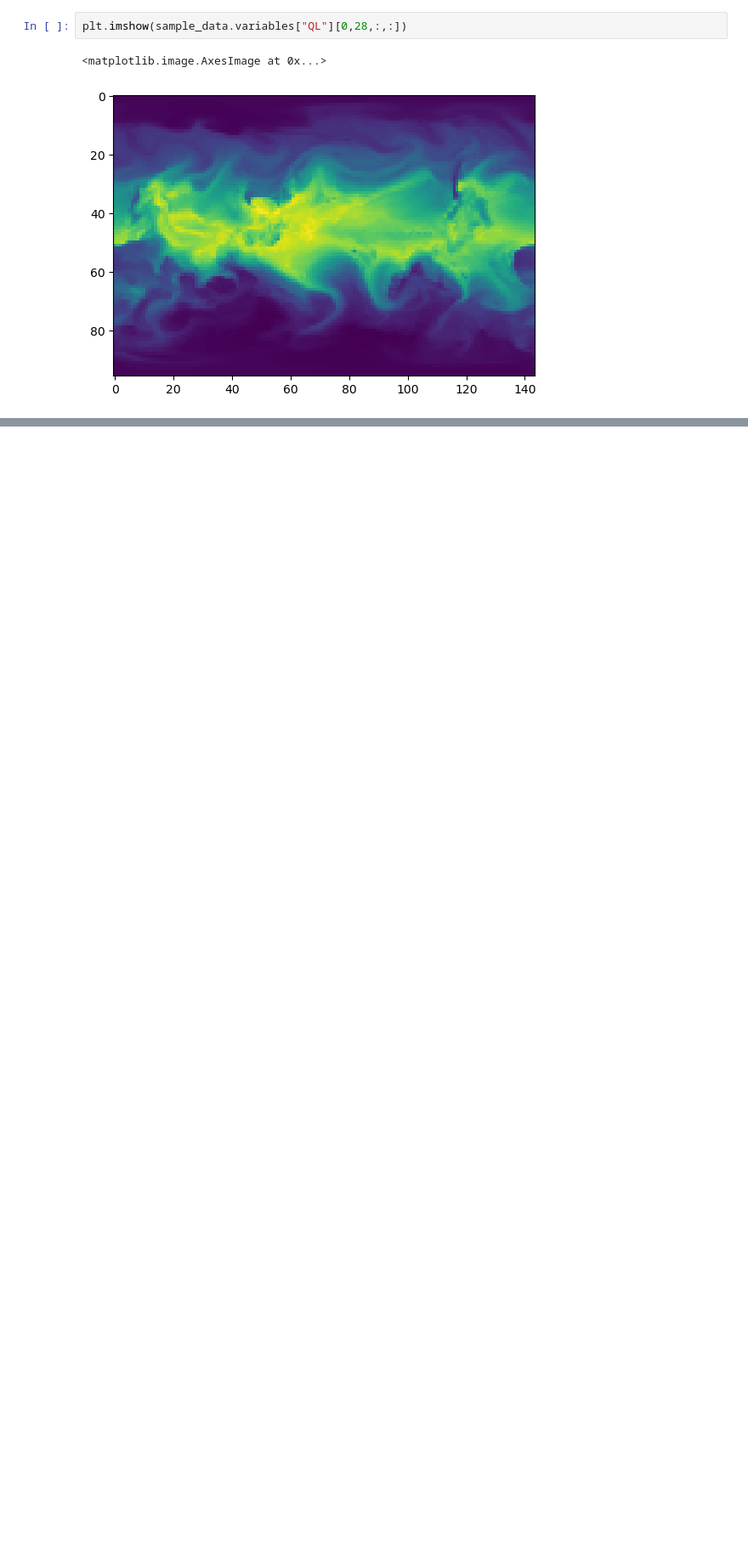
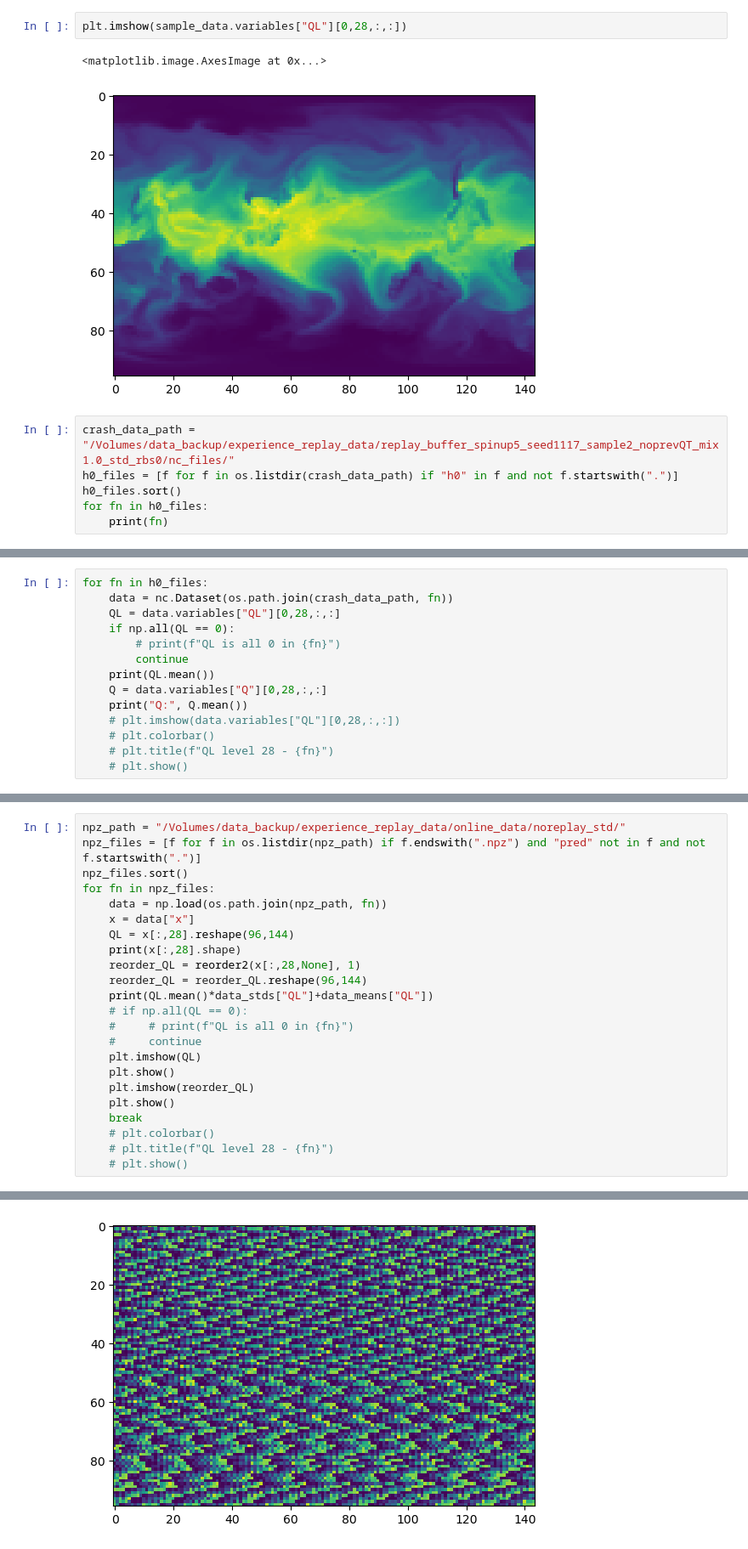
Before and after one commit to chenj209/clima_analysis, a Jupyter notebook: new_analysis/viz_crash.ipynb, the cells around one changed output, grey strips where cells are left out. Shown at 85% size. Drawn from its saved outputs; the diff is of its cells as text; blank space fills up the shorter version.

```diff
--- a/new_analysis/viz_crash.ipynb
+++ b/new_analysis/viz_crash.ipynb
@@ -20,3 +75,9 @@ plt.imshow(sample_data.variables["QL"][0,28,:,:])
 # %% [output]
 <matplotlib.image.AxesImage at 0x...>
 [figure]
+# %%
+crash_data_path = "/Volumes/data_backup/experience_replay_data/replay_buffer_spinup5_seed1117_sample2_noprevQT_mix1.0_std_rbs0/nc_files/"
+h0_files = [f for f in os.listdir(crash_data_path) if "h0" in f and not f.startswith(".")]
+h0_files.sort()
+for fn in h0_files:
+    print(fn)
@@ -22,0 +102,14 @@ plt.imshow(sample_data.variables["QL"][0,28,:,:])
+# %%
+for fn in h0_files:
+    data = nc.Dataset(os.path.join(crash_data_path, fn))
+    QL = data.variables["QL"][0,28,:,:]
+    if np.all(QL == 0):
+        # print(f"QL is all 0 in {fn}")
+        continue
+    print(QL.mean())
+    Q = data.variables["Q"][0,28,:,:]
+    print("Q:", Q.mean())
+    # plt.imshow(data.variables["QL"][0,28,:,:])
+    # plt.colorbar()
+    # plt.title(f"QL level 28 - {fn}")
+    # plt.show()
@@ -22,0 +189,24 @@ plt.imshow(sample_data.variables["QL"][0,28,:,:])
+# %%
+npz_path = "/Volumes/data_backup/experience_replay_data/online_data/noreplay_std/"
+npz_files = [f for f in os.listdir(npz_path) if f.endswith(".npz") and "pred" not in f and not f.startswith(".")]
+npz_files.sort()
+for fn in npz_files:
+    data = np.load(os.path.join(npz_path, fn))
+    x = data["x"]
+    QL = x[:,28].reshape(96,144)
+    print(x[:,28].shape)
+    reorder_QL = reorder2(x[:,28,None], 1)
+    reorder_QL = reorder_QL.reshape(96,144)
+    print(QL.mean()*data_stds["QL"]+data_means["QL"])
+    # if np.all(QL == 0):
+    #     # print(f"QL is all 0 in {fn}")
+    #     continue
+    plt.imshow(QL)
+    plt.show()
+    plt.imshow(reorder_QL)
+    plt.show()
+    break
+    # plt.colorbar()
+    # plt.title(f"QL level 28 - {fn}")
+    # plt.show()
+# %% [output]
@@ -22,0 +215 @@ plt.imshow(sample_data.variables["QL"][0,28,:,:])
+[figure, added]
```
Also changed, not shown: parts of 53 cells of this notebook, 2 other files.
